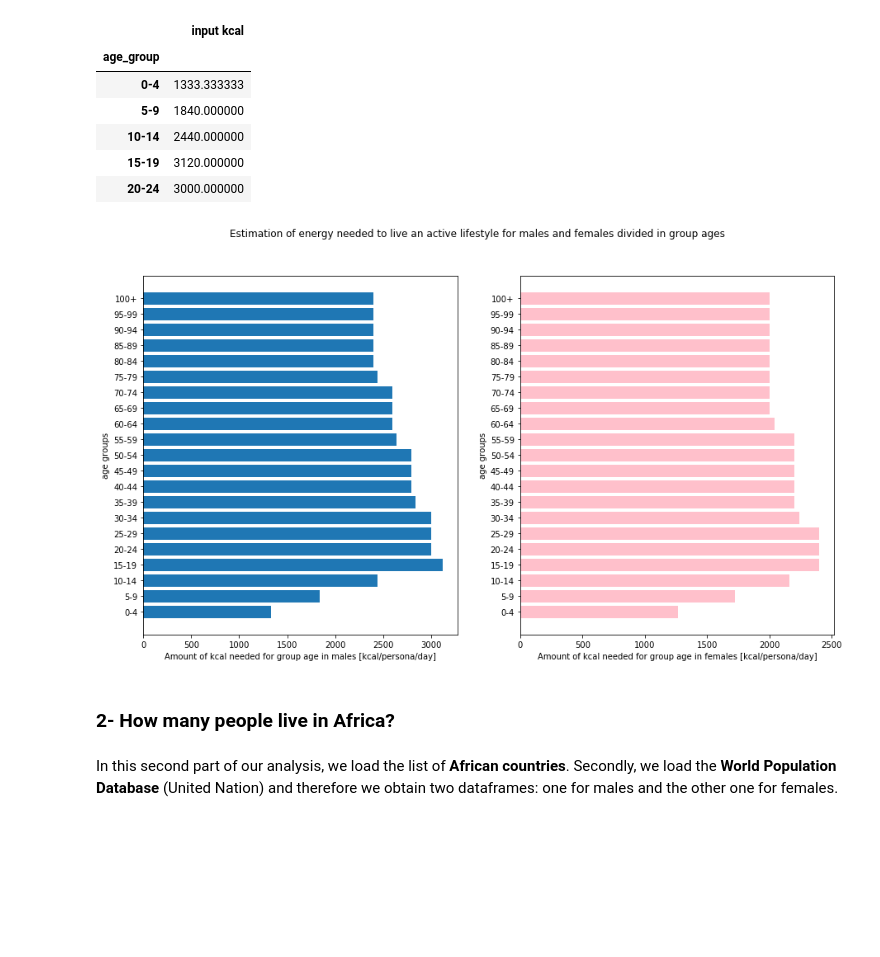
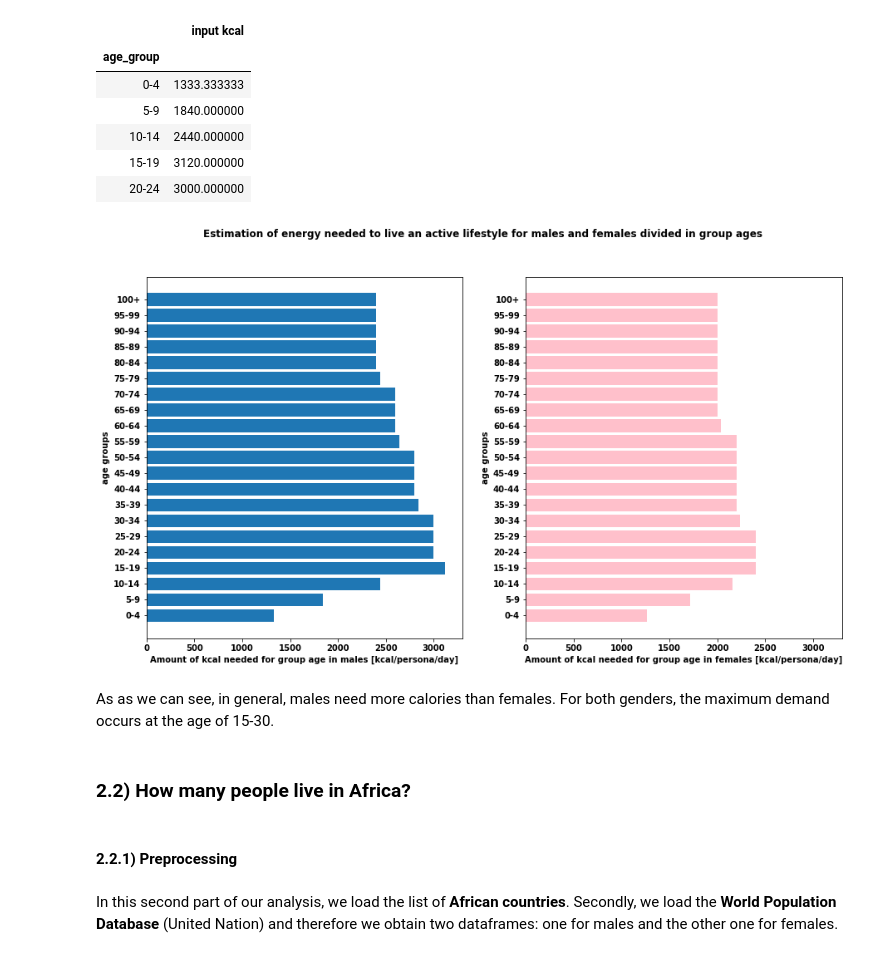
Before and after one commit to manuleo/mADAm-2019, a Jupyter notebook: project.ipynb, the cells around one changed output. Drawn from its saved outputs; the diff is of its cells as text; code cells hidden in the pictures; blank space fills up the shorter version.

```diff
--- a/project.ipynb
+++ b/project.ipynb
@@ -397 +278,4 @@ female_explode = explode_age(females_calories_act)
+# %%
+male_calories = explode_age(male_calories)
+female_calories = explode_age(female_calories)
 # %%
@@ -417,13 +296 @@ def group(age):
-# %%
-def compress_ages(data_frame):
-    accum = defaultdict(list)
-    for i in data_frame.index:
-        row = data_frame.loc[i]
-        g_id = group(row['age'])
-        if g_id == "100-104":
-            g_id = "100+"
-        accum[g_id].append(row['input kcal'])
-    for i in accum:
-        accum[i] = sum(accum[i]) / len(accum[i])
-    return pd.DataFrame.from_dict(accum, orient='index')
 # %% [markdown]
@@ -434,8 +298,11 @@ new_female_need = compress_ages(female_explode)
+# %%
+male_calories = compress_ages(male_calories)
+female_calories = compress_ages(female_calories)
 # %% [markdown]
 We also use the age group as new index and rename the columns:
 # %%
-new_male_need.index.name = 'age_group'
-new_male_need = new_male_need.rename(columns={0: 'input kcal'})
-new_female_need.index.name = 'age_group'
-new_female_need = new_female_need.rename(columns={0: 'input kcal'})
+male_calories.index.name = 'age_group'
+male_calories = male_calories.rename(columns={0: 'input kcal'})
+female_calories.index.name = 'age_group'
+female_calories = female_calories.rename(columns={0: 'input kcal'})
 # %% [markdown]
@@ -452,17 +319,23 @@ new_male_need.head()
 | 20-24 | 3000.000000 |
 # %%
 fig, axes = plt.subplots(nrows=1, ncols=2)
-axes[0].barh(new_male_need.index, new_male_need["input kcal"])
-axes[1].barh(new_female_need.index, new_female_need["input kcal"],color="#ffc0cb")
+axes[0].barh(male_calories.index, male_calories["input kcal"])
+axes[1].barh(female_calories.index, female_calories["input kcal"],color="#ffc0cb")
 axes[0].set_xlabel("Amount of kcal needed for group age in males [kcal/persona/day]")
 fig.suptitle("Estimation of energy needed to live an active lifestyle for males and females divided in group ages")
 axes[1].set_xlabel("Amount of kcal needed for group age in females [kcal/persona/day]")
+axes[1].set_xlim(0, 3300)
+axes[0].set_xlim(0, 3300)
 axes[0].set_ylabel("age groups")
 axes[1].set_ylabel("age groups");
 # %% [output]
-[figure, old version]
+[figure, new version]
+# %% [markdown]
+As as we can see, in general, males need more calories than females. For both genders, the maximum demand occurs at the age of 15-30.
 # %% [markdown]
-### 2- How many people live in Africa?
+### 2.2) How many people live in Africa?
+# %% [markdown]
+#### 2.2.1) Preprocessing
 # %% [markdown]
 In this second part of our analysis, we load the list of **African countries**. Secondly, we load the **World Population Database** (United Nation) and therefore we obtain two dataframes: one for males and the other one for females.
 # %%
```
Also changed, not shown: parts of 300 cells of this notebook, 8 other files.
